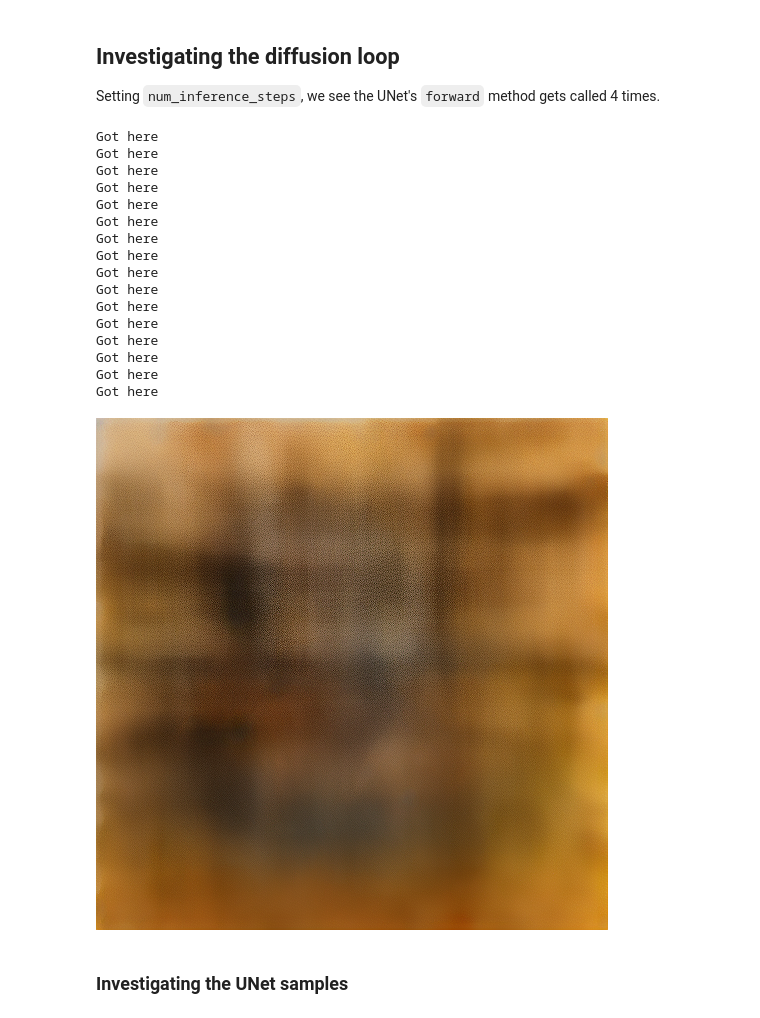
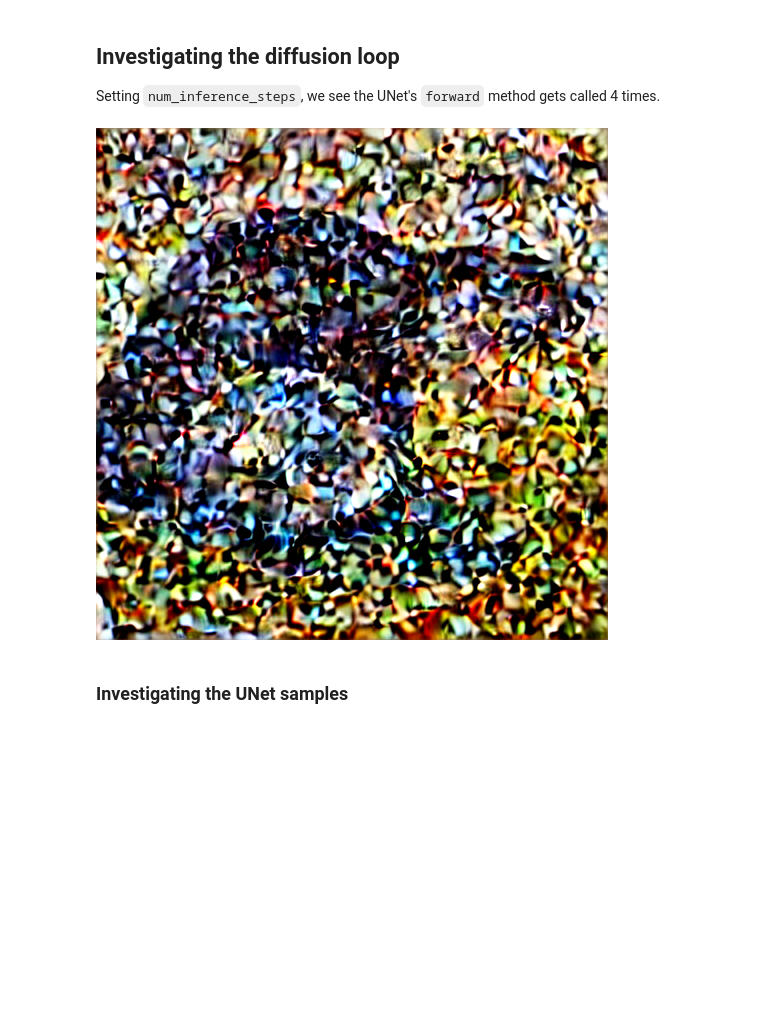
Before and after one commit to smejak/stable_diffusion_experiments, a Jupyter notebook: neuro_sd.ipynb, the cells around one changed output. Cells and saved outputs as stored; diff of their text form; code cells hidden in the pictures; blank space fills up the shorter version.

Commit message:
WIP: showing UNet reps from 10 inference steps

```diff
--- a/neuro_sd.ipynb
+++ b/neuro_sd.ipynb
@@ -179,7 +179,7 @@ Setting `num_inference_steps`, we see the UNet's `forward` method gets called 4
 prompt = ["A watercolor painting of an otter"]
 height = 512                        # default height of Stable Diffusion
 width = 512                         # default width of Stable Diffusion
-num_inference_steps = 2           # Number of denoising steps
+num_inference_steps = 20           # Number of denoising steps
 guidance_scale = 7.5                # Scale for classifier-free guidance
 generator = torch.manual_seed(32)   # Seed generator to create the inital latent noise
 batch_size = 1
@@ -219,50 +219,36 @@ with autocast("cpu"): # previosuly cuda
         # Scale the latents (preconditioning):
         # latent_model_input = latent_model_input / ((sigma**2 + 1) ** 0.5) # Diffusers 0.3 and below
         latent_model_input = scheduler.scale_model_input(latent_model_input, t)
 
         # predict the noise residual
         with torch.no_grad():
             sample_list, _ = unet(latent_model_input, t, encoder_hidden_states=text_embeddings) # this is just so we get the sample_list
             noise_pred = unet(latent_model_input, t, encoder_hidden_states=text_embeddings)[1].sample # added the [1] because now we're returning a tuple
             sample_list_list.append(sample_list)
 
         # perform guidance
         noise_pred_uncond, noise_pred_text = noise_pred.chunk(2)
         noise_pred = noise_pred_uncond + guidance_scale * (noise_pred_text - noise_pred_uncond)
 
         # compute the previous noisy sample x_t -> x_t-1
         # latents = scheduler.step(noise_pred, i, latents)["prev_sample"] # Diffusers 0.3 and below
         latents = scheduler.step(noise_pred, t, latents).prev_sample
 
+        if i == 10:break
+
 # scale and decode the image latents with vae
 latents = 1 / 0.18215 * latents
 with torch.no_grad():
     image = vae.decode(latents).sample
 
 # Display
 image = (image / 2 + 0.5).clamp(0, 1)
 image = image.detach().cpu().permute(0, 2, 3, 1).numpy()
 images = (image * 255).round().astype("uint8")
 pil_images = [Image.fromarray(image) for image in images]
 pil_images[0]
 # %% [output]
-Got here
-Got here
-Got here
-Got here
-Got here
-Got here
-Got here
-Got here
-Got here
-Got here
-Got here
-Got here
-Got here
-Got here
-Got here
-Got here
-[figure, old version]
+[figure, new version]
 # %% [markdown]
 ### Investigating the UNet samples
 # %%
```
Also changed, not shown: parts of 11 cells of this notebook.
